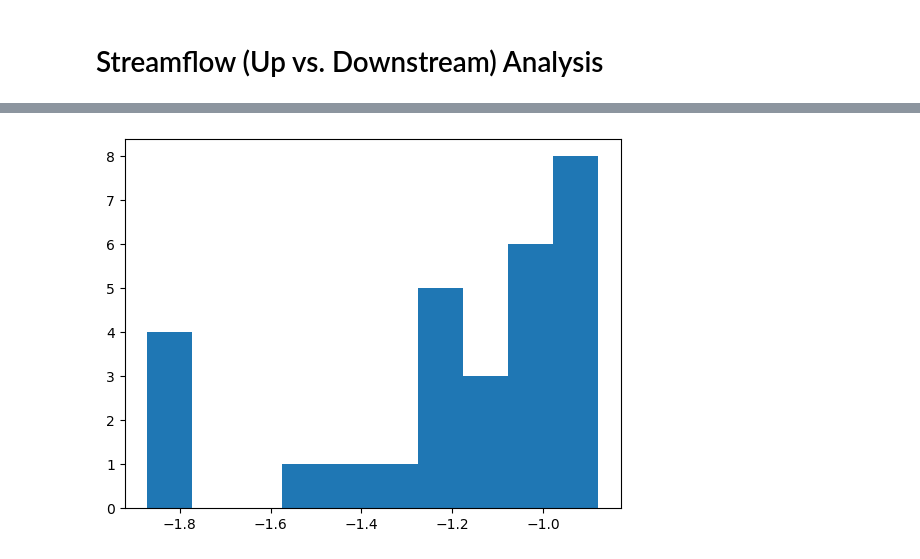
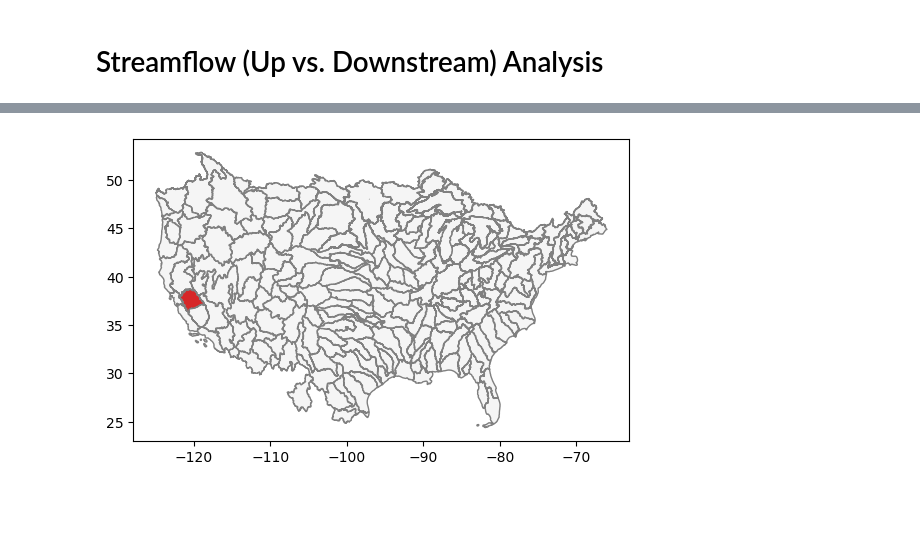
Before and after one commit to lidh966/reservoir_route, a Jupyter notebook: lrr_drought_analysis.ipynb, the cells around one changed output, grey strips where cells are left out. Drawn from its saved outputs; the diff is of its cells as text; code cells hidden in the pictures; blank space fills up the shorter version.

```diff
--- a/lrr_drought_analysis.ipynb
+++ b/lrr_drought_analysis.ipynb
@@ -486,5 +461,25 @@ plt.show()
-# %%
-plt.hist(drought_intensity_downstream_list, bins=10)
-plt.show()
-# %% [output]
-[figure, removed]
+# %%
+fig, ax = plt.subplots()
+
+huc4_highlight = '1804'
+
+# plot huc4 across CONUS
+for huc2 in huc2_conus:
+    # read HUC2s
+    gdb_file = f'{nhd_data_dir}/Raw/WBD/WBD_{huc2}_HU2_GDB.gdb'
+    gdf_huc4_all = gpd.read_file(gdb_file, layer='WBDHU4')
+
+    # set crs
+    gdf_huc4_all = gdf_huc4_all.set_crs(crs, inplace=False, allow_override=True)    # includes all huc4 subregions in this huc2 region
+
+    # plot huc4
+    gdf_huc4_all.plot(ax=ax, facecolor='whitesmoke', edgecolor='gray')
+
+    # plot huc4 of interest
+    if huc2 == huc4_highlight[0:2]:
+        gdf_huc4_all.loc[gdf_huc4_all['huc4']==huc4_highlight].plot(ax=ax, facecolor='tab:red', edgecolor='gray')
+
+
+plt.show()
+# %% [output]
+[figure, added]
```
Also changed, not shown: parts of 6 cells of this notebook.
